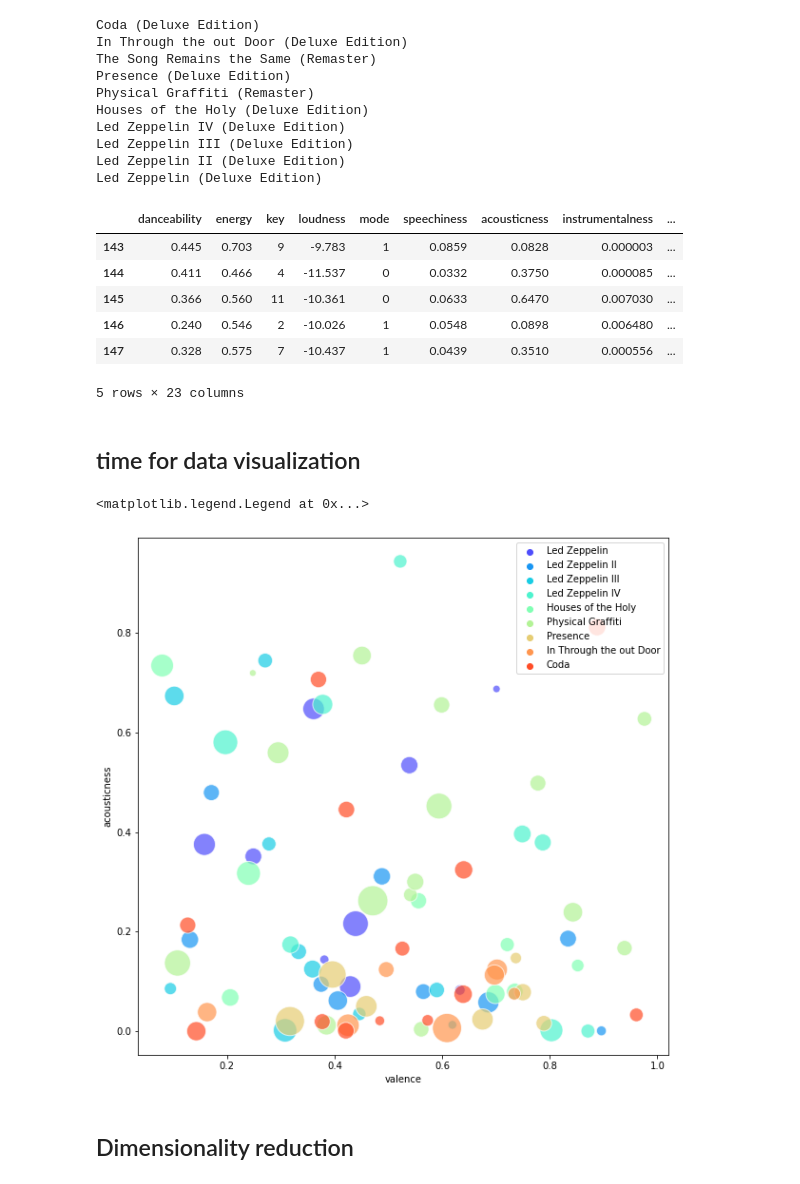
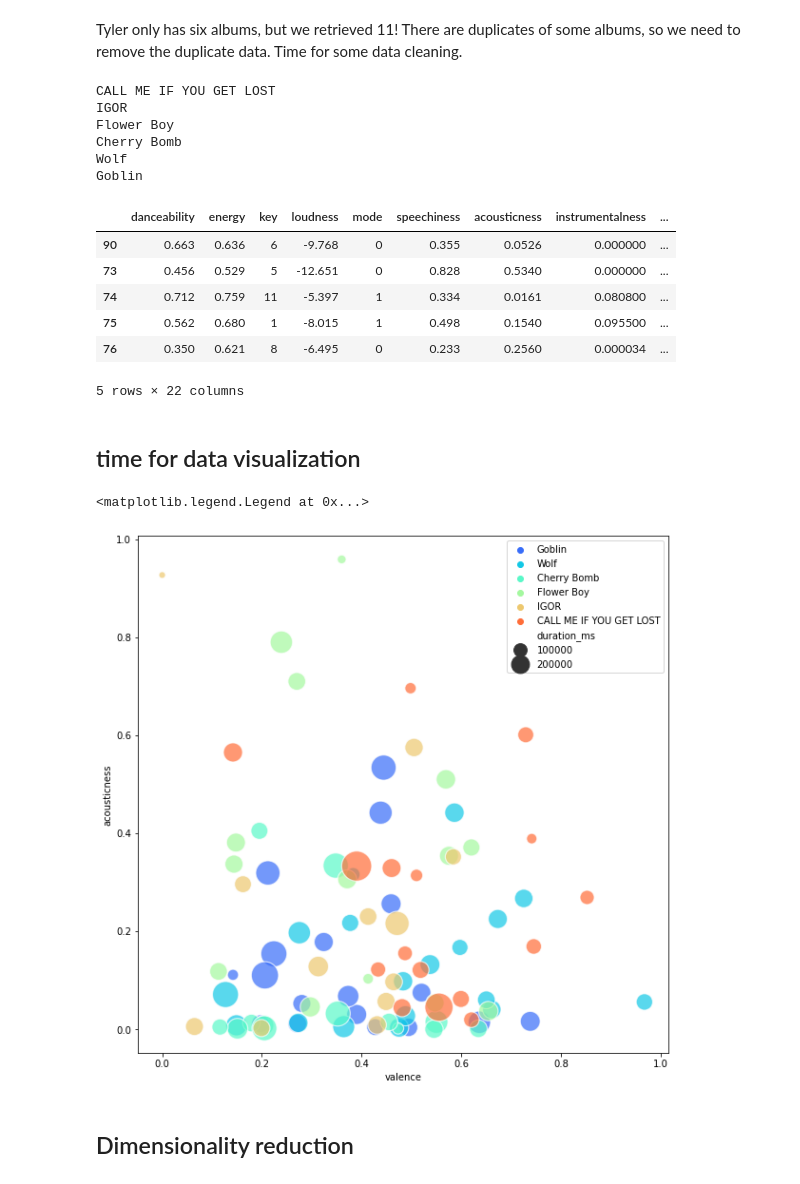
Before and after one commit to jklafka/tyler-tracks, a Jupyter notebook: my_first_spotify_app.ipynb, the cells around one changed output. Drawn from its saved outputs; the diff is of its cells as text; code cells hidden in the pictures.

Commit message:
full tyler notebook

```diff
--- a/my_first_spotify_app.ipynb
+++ b/my_first_spotify_app.ipynb
@@ -15,8 +21,8 @@ AUTH_URL = 'https://accounts.spotify.com/api/token'
 # POST
 auth_response = requests.post(AUTH_URL, {
     'grant_type': 'client_credentials',
-    'client_id': CLIENT_ID,
-    'client_secret': CLIENT_SECRET,
+    'client_id': keys.CLIENT_ID,
+    'client_secret': keys.CLIENT_SECRET,
 })
 
 # convert the response to JSON
@@ -24,3 +30,11 @@ auth_response_data = auth_response.json()
 
 # save the access token
 access_token = auth_response_data['access_token']
+
+# set header now so we can use it later to access data
+headers = {
+    'Authorization': 'Bearer {token}'.format(token=access_token)
+}
+
+# base URL of all Spotify API endpoints
+BASE_URL = 'https://api.spotify.com/v1/'
@@ -66,7 +77,7 @@ Pull all Led Zeppelin data from Spotify
 # %%
-artist_id = '36QJpDe2go2KgaRleHCDTp' #LZ artist ID
+artist_id = '4V8LLVI7PbaPR0K2TGSxFF'
 
-# pull all artists albums
+# pull data for all albums
 r = requests.get(BASE_URL + 'artists/' + artist_id + '/albums',
                  headers=headers,
                  params={'include_groups': 'album', 'limit': 50})
@@ -95,3 +100,5 @@ Led Zeppelin  ---  1969-01-12
+# %% [markdown]
+Tyler only has six albums, but we retrieved 11! There are duplicates of some albums, so we need to remove the duplicate data. Time for some data cleaning.
 # %%
 data = []   # will hold all track info
 albums = [] # to keep track of duplicates
@@ -100,11 +107,10 @@ albums = [] # to keep track of duplicates
 for album in d['items']:
     album_name = album['name']
 
-    # here's a hacky way to skip over albums we've already grabbed
-    trim_name = album_name.split('(')[0].strip()
-    if trim_name.upper() in albums or int(album['release_date'][:4]) > 1983:
+    # none of Tyler's original albums contain punctuation
+    if (album_name in albums) or ('+' in album_name) or ('!' in album_name):
         continue
-    albums.append(trim_name.upper()) # use upper() to standardize
+    albums.append(album_name)
 
     # this takes a few seconds so let's keep track of progress
     print(album_name)
@@ -124,23 +130,18 @@ for album in d['items']:
         f.update({
             'track_name': track['name'],
             'album_name': album_name,
-            'short_album_name': trim_name,
             'release_date': album['release_date'],
             'album_id': album['id']
         })
 
         data.append(f)
 # %% [output]
-Coda (Deluxe Edition)
-In Through the out Door (Deluxe Edition)
-The Song Remains the Same (Remaster)
-Presence (Deluxe Edition)
-Physical Graffiti (Remaster)
-Houses of the Holy (Deluxe Edition)
-Led Zeppelin IV (Deluxe Edition)
-Led Zeppelin III (Deluxe Edition)
-Led Zeppelin II (Deluxe Edition)
-Led Zeppelin (Deluxe Edition)
+CALL ME IF YOU GET LOST
+IGOR
+Flower Boy
+Cherry Bomb
+Wolf
+Goblin
 # %%
 # convert list of dicts into a dataframe
 df = pd.DataFrame(data)
@@ -148,20 +149,16 @@ df = pd.DataFrame(data)
 # convert release_date to an actual date, and sort by it
 df['release_date'] = pd.to_datetime(df['release_date'])
 df = df.sort_values(by='release_date')
-
-# Zeppelin-specific: get rid of live album, remixes, vocal tracks, ...
-df = df.query('short_album_name != "The Song Remains The Same"')
-df = df[~df['track_name'].str.contains('Live|Mix|Track')]
 # %%
 df.head()
 # %% [output]
 |  | danceability | energy | key | loudness | mode | speechiness | acousticness | instrumentalness | ... |
-| 143 | 0.445 | 0.703 | 9 | -9.783 | 1 | 0.0859 | 0.0828 | 0.000003 | ... |
-| 144 | 0.411 | 0.466 | 4 | -11.537 | 0 | 0.0332 | 0.3750 | 0.000085 | ... |
-| 145 | 0.366 | 0.560 | 11 | -10.361 | 0 | 0.0633 | 0.6470 | 0.007030 | ... |
-| 146 | 0.240 | 0.546 | 2 | -10.026 | 1 | 0.0548 | 0.0898 | 0.006480 | ... |
-| 147 | 0.328 | 0.575 | 7 | -10.437 | 1 | 0.0439 | 0.3510 | 0.000556 | ... |
+| 90 | 0.663 | 0.636 | 6 | -9.768 | 0 | 0.355 | 0.0526 | 0.000000 | ... |
+| 73 | 0.456 | 0.529 | 5 | -12.651 | 0 | 0.828 | 0.5340 | 0.000000 | ... |
+| 74 | 0.712 | 0.759 | 11 | -5.397 | 1 | 0.334 | 0.0161 | 0.080800 | ... |
+| 75 | 0.562 | 0.680 | 1 | -8.015 | 1 | 0.498 | 0.1540 | 0.095500 | ... |
+| 76 | 0.350 | 0.621 | 8 | -6.495 | 0 | 0.233 | 0.2560 | 0.000034 | ... |
-5 rows × 23 columns
+5 rows × 22 columns
 # %% [markdown]
 ## time for data visualization
 # %%
@@ -171,17 +168,17 @@ import seaborn as sns
 # %%
 plt.figure(figsize=(10,10))
 
 ax = sns.scatterplot(data=df, x='valence', y='acousticness',
-                     hue='short_album_name', palette='rainbow',
+                     hue='album_name', palette='rainbow',
                      size='duration_ms', sizes=(50,1000),
                      alpha=0.7)
 
 # display legend without `size` attribute
 h,labs = ax.get_legend_handles_labels()
 ax.legend(h[1:10], labs[1:10], loc='best', title=None)
 # %% [output]
 <matplotlib.legend.Legend at 0x...>
-[figure, old version]
+[figure, new version]
 # %% [markdown]
 ## Dimensionality reduction
 # %% [markdown]
```
Also changed, not shown: parts of 20 cells of this notebook, 1 other file.
